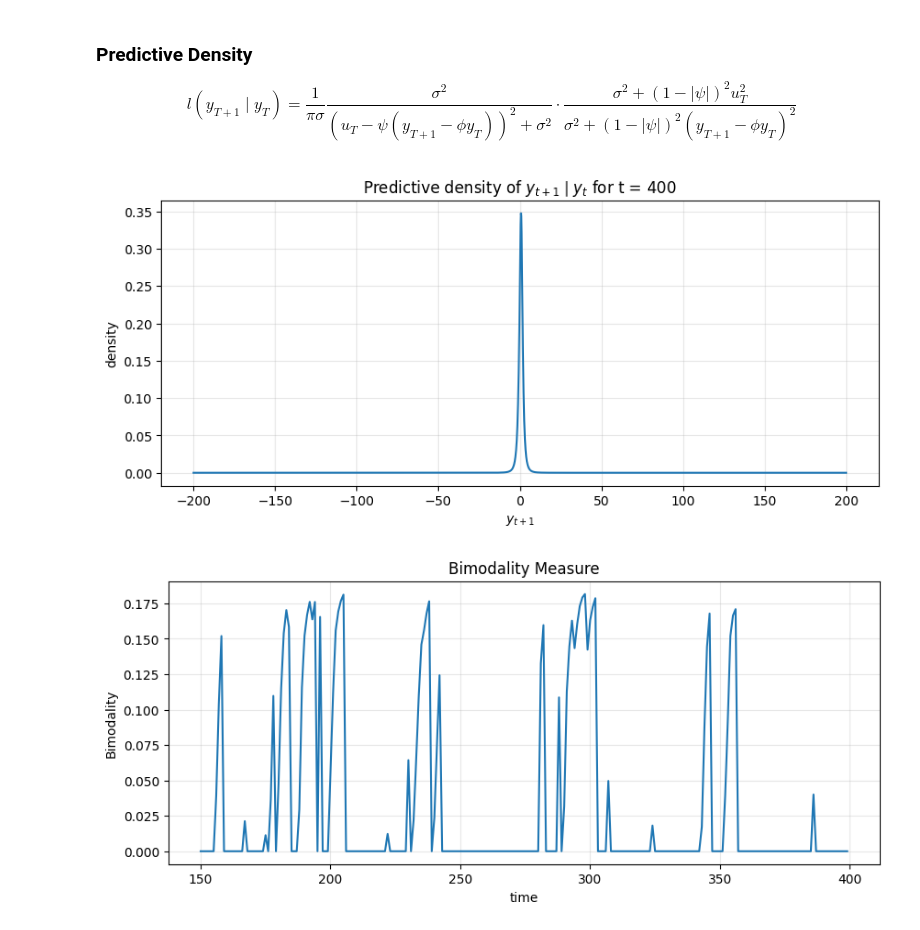
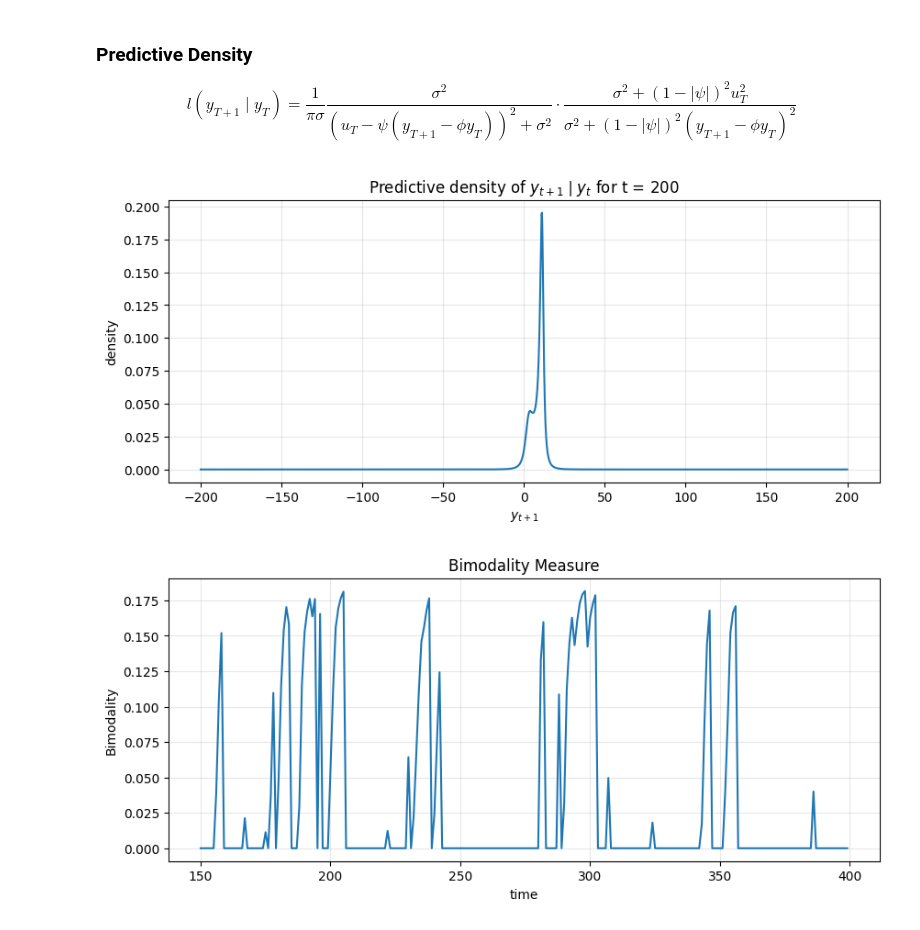
Before and after one commit to inespiresecastro/MAR_MARX, a Jupyter notebook: MAR_MARX_Simulations.ipynb, the cells around one changed output. Cells and saved outputs as stored; diff of their text form; code cells hidden in the pictures.

```diff
--- a/MAR_MARX_Simulations.ipynb
+++ b/MAR_MARX_Simulations.ipynb
@@ -578,7 +578,7 @@ def sample_based_pred_density_mar01(t0, y_next, y, psi, sigma, nu):
 grid = np.linspace(-50, 50, 1000)
 
 # point for which we calculate predictive density
-t0 = T - 1
+t0 = 199
 
 dens = sample_based_pred_density_mar01(t0, grid, y, psi_hat, sigma_hat, nu_hat)
 
@@ -821,35 +821,35 @@ def predictive_density_mar11_cauchy(t0, y_next, y, phi, psi, sigma):
     term3 = (sigma**2 + (1 - abs(psi))**2 * u_T**2) / (
         sigma**2 + (1 - abs(psi))**2 * z**2
     )
 
     density = term1 * term2 * term3
 
     return density
 
 
 
 # grid of candidate values for y_{t+1}
 grid = np.linspace(-200, 200, 2000)
 
 # point for which we calculate predictive density
-t0 = T - 1
+t0 = 199
 
 dens = predictive_density_mar11_cauchy(t0, grid, y, phi_hat, psi_hat, sigma_hat)
 
 area = integrate_area(dens, grid)
 if area > 0 and np.isfinite(area):
     dens = dens / area
 
 # plot
 plt.figure(figsize=(10, 4))
 plt.plot(grid, dens)
 plt.title(rf"Predictive density of $y_{{t+1}}\mid y_t$ for t = {t0 + 1}")
 plt.xlabel(r"$y_{t+1}$")
 plt.ylabel("density")
 plt.grid(True, alpha=0.3)
 plt.show()
 # %% [output]
-[figure, old version]
+[figure, new version]
 # %%
 start_t = max(1, T - H)
 end_t = T
```
Also changed, not shown: parts of 11 cells of this notebook.
